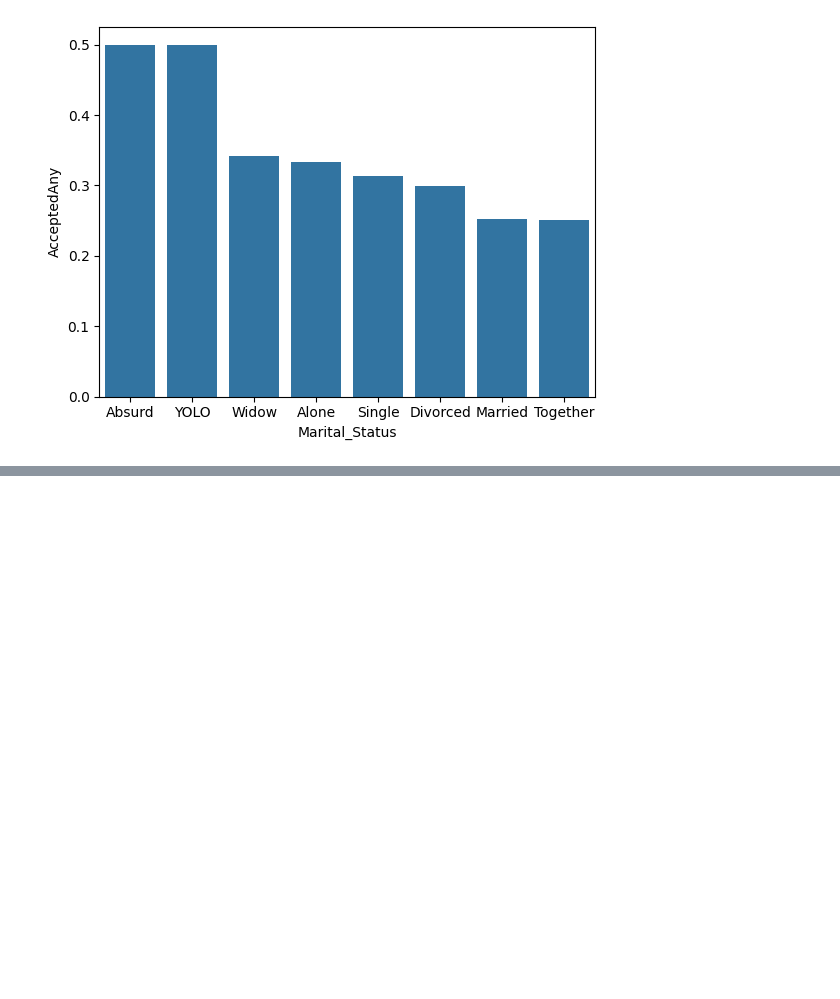
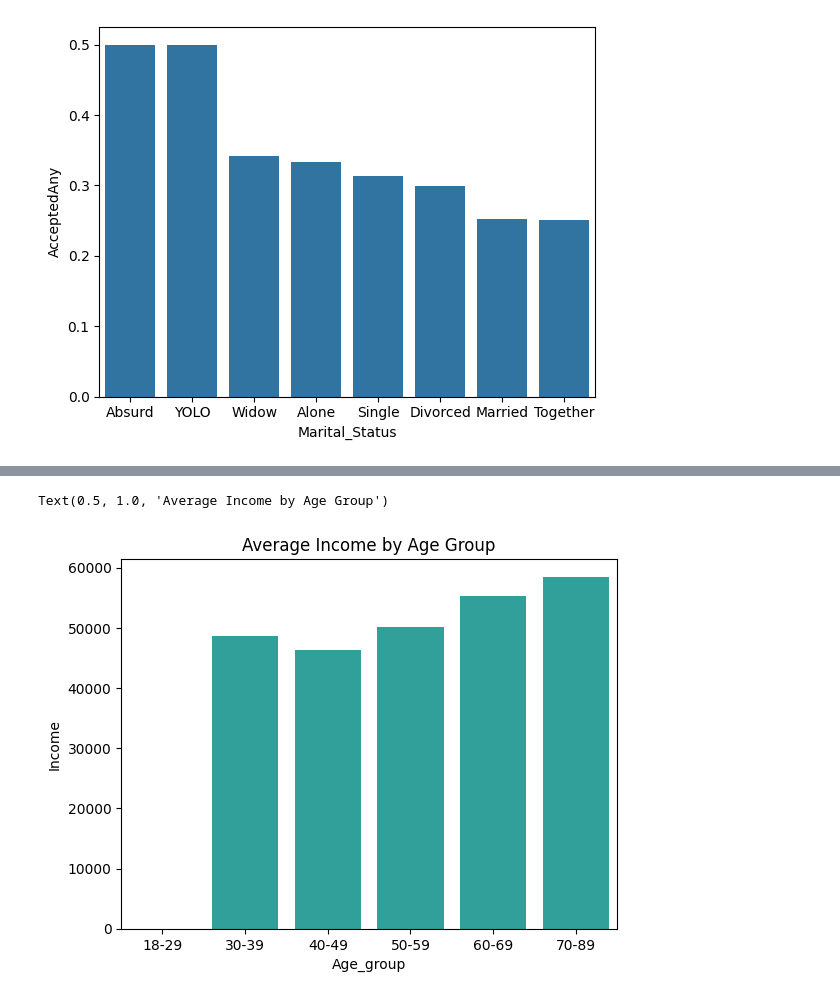
Before and after one commit to RaviNamdeoo/Customer_Segmentation_Analysis, a Jupyter notebook: Customer_segment.ipynb, the cells around one changed output, grey strips where cells are left out. Drawn from its saved outputs; the diff is of its cells as text; code cells hidden in the pictures; blank space fills up the shorter version.

```diff
--- a/Customer_segment.ipynb
+++ b/Customer_segment.ipynb
@@ -592,3 +589,8 @@ sns.barplot(data=grp2)
 # %% [output]
 <Axes: xlabel='Marital_Status', ylabel='AcceptedAny'>
 [figure]
+# %%
+bins = [18,30,40,50,60,70,90]
+labels = ['18-29', '30-39', '40-49', '50-59', '60-69', '70-89']
+df['Age_group'] = pd.cut(df['Age'], bins=bins, labels=labels, right=False)
+df['Age_group']
@@ -594,0 +611,3 @@ sns.barplot(data=grp2)
+# %%
+grp3 = df.groupby('Age_group')['Income'].mean()
+grp3
@@ -594,0 +634,6 @@ sns.barplot(data=grp2)
+# %%
+sns.barplot(data=grp3, color='lightseagreen')
+plt.title("Average Income by Age Group")
+# %% [output]
+Text(0.5, 1.0, 'Average Income by Age Group')
+[figure, added]
```
Also changed, not shown: parts of 30 cells of this notebook, 2 other files.
